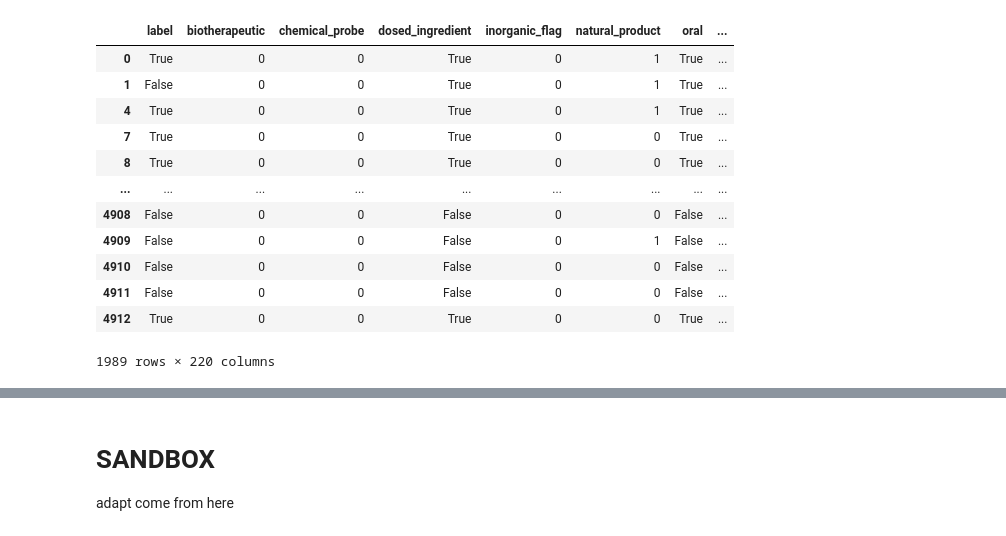
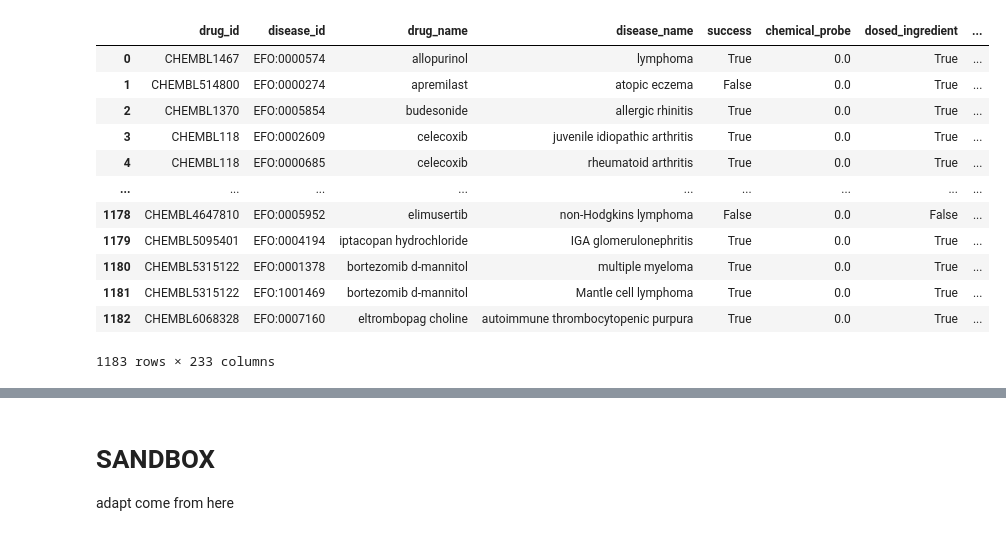
Before and after one commit to Vladislav-Antipin/DALAS-Project, a Jupyter notebook: notebooks/03-EDA.ipynb, the cells around one changed output, grey strips where cells are left out. Cells and saved outputs as stored; diff of their text form; code cells hidden in the pictures.

```diff
--- a/notebooks/03-EDA.ipynb
+++ b/notebooks/03-EDA.ipynb
@@ -74,0 +60,17 @@ PCA does not accept missing values encoded as NaN natively. For supervised learn
+# %%
+# drugs_df.isnull().sum().sort_values(ascending=False)
+drugs_df = drugs_df.dropna(subset=["targets"])
+drugs_df = drugs_df[drugs_df.drug_path_str.str.len()>0]
+drugs_df = drugs_df[~drugs_df["biotherapeutic"].astype(bool)]
+drugs_df = drugs_df[~drugs_df["withdrawn_flag"]]
+drugs_df = drugs_df.drop(columns=["max_phase","helm_notation", "first_approval", "usan_year", "usan_stem_definition",
+                                  "standard_inchi_key", "standard_inchi", "canonical_smiles", "full_molformula",
+                                  "withdrawn_flag", "black_box_warning", "first_in_class", "molecule_type",
+                                  "biotherapeutic", "targets", "drug_pathways", "drug_path_str"])
+
+diseases_df  = diseases_df[diseases_df.disease_path_str.str.len()>0]
+diseases_df = diseases_df.drop(columns=["description", "associatedTargets", "phenotypes",
+                                         "disease_targets", "disease_pathways", "disease_path_str"])
+
+
+indications_df = indications_df.dropna(subset=["overall_success"])
@@ -75,2 +111,16 @@ PCA does not accept missing values encoded as NaN natively. For supervised learn
+# %%
+encoded = pd.get_dummies(drugs_df["chirality"], drop_first=True, dummy_na=True, prefix="chirality_").astype(int) # "achiral" as baseline
+drugs_df = drugs_df.drop(columns=["chirality"]).join(encoded)
+
+should_be_num_features = ["dosed_ingredient", "alogp","full_mwt",
+             "mw_freebase", "np_likeness_score", "psa", "qed_weighted"]
+for col in should_be_num_features:
+    drugs_df[col] = pd.to_numeric(drugs_df[col], errors="coerce")
+
+drugs_df["ro3_pass"] = drugs_df["ro3_pass"].str.lower().map({"y": 1, "n":0})
+
+knn_imp = KNNImputer(n_neighbors=5)
+num_features = drugs_df.select_dtypes(include=np.number).columns
+drugs_df[num_features] = knn_imp.fit_transform(drugs_df[num_features])
 # %% [markdown]
 # Merge and curate all data
@@ -80,4 +128,7 @@ PCA does not accept missing values encoded as NaN natively. For supervised learn
 drugs_df = drugs_df.merge(fingerprints_df, on="drug_id")
 diseases_df["disease_id"] = diseases_df["disease_id"].str.replace("_",":")
 embeddings_df["disease_id"] = embeddings_df["disease_id"].str.replace("_",":")
-merged_df = indications_df.merge(drugs_df, on="drug_id").merge(diseases_df, on="disease_id").merge(embeddings_df, on =["disease_id", "drug_id"])
+merged_df = (indications_df[["drug_id", "disease_id", "overall_success"]]
+             .merge(drugs_df, on="drug_id")
+             .merge(diseases_df, on="disease_id")
+             .merge(embeddings_df[["drug_id", "disease_id","name_similarity"]], on =["drug_id", "disease_id"]))
@@ -84,22 +150,21 @@ merged_df = indications_df.merge(drugs_df, on="drug_id").merge(diseases_df, on="
 # %%
-merged_df = merged_df.select_dtypes(exclude=["object"])
-merged_df = merged_df.drop(columns=["first_approval", "withdrawn_flag", "usan_year", "black_box_warning", "first_in_class"])
-merged_df = merged_df[ ~merged_df["biotherapeutic"].astype(bool) ]
-merged_df = merged_df.rename(columns={"overall_success" : "label"})
-merged_df = merged_df[merged_df.label.notna() ]
+merged_df = (merged_df[["drug_id","disease_id", "drug_name", "disease_name"]]
+             .join(merged_df.select_dtypes(exclude=["object"])))
+merged_df = merged_df.rename(columns={"overall_success" : "success"})
+merged_df = merged_df.dropna(subset=["success"])
 merged_df
 # %% [output]
-|  | label | biotherapeutic | chemical_probe | dosed_ingredient | inorganic_flag | natural_product | oral | ... |
-| 0 | True | 0 | 0 | True | 0 | 1 | True | ... |
-| 1 | False | 0 | 0 | True | 0 | 1 | True | ... |
-| 4 | True | 0 | 0 | True | 0 | 1 | True | ... |
-| 7 | True | 0 | 0 | True | 0 | 0 | True | ... |
-| 8 | True | 0 | 0 | True | 0 | 0 | True | ... |
+|  | drug_id | disease_id | drug_name | disease_name | success | chemical_probe | dosed_ingredient | ... |
+| 0 | CHEMBL1467 | EFO:0000574 | allopurinol | lymphoma | True | 0.0 | True | ... |
+| 1 | CHEMBL514800 | EFO:0000274 | apremilast | atopic eczema | False | 0.0 | True | ... |
+| 2 | CHEMBL1370 | EFO:0005854 | budesonide | allergic rhinitis | True | 0.0 | True | ... |
+| 3 | CHEMBL118 | EFO:0002609 | celecoxib | juvenile idiopathic arthritis | True | 0.0 | True | ... |
+| 4 | CHEMBL118 | EFO:0000685 | celecoxib | rheumatoid arthritis | True | 0.0 | True | ... |
 | ... | ... | ... | ... | ... | ... | ... | ... | ... |
-| 4908 | False | 0 | 0 | False | 0 | 0 | False | ... |
-| 4909 | False | 0 | 0 | False | 0 | 1 | False | ... |
-| 4910 | False | 0 | 0 | False | 0 | 0 | False | ... |
-| 4911 | False | 0 | 0 | False | 0 | 0 | False | ... |
-| 4912 | True | 0 | 0 | True | 0 | 0 | True | ... |
+| 1178 | CHEMBL4647810 | EFO:0005952 | elimusertib | non-Hodgkins lymphoma | False | 0.0 | False | ... |
+| 1179 | CHEMBL5095401 | EFO:0004194 | iptacopan hydrochloride | IGA glomerulonephritis | True | 0.0 | True | ... |
+| 1180 | CHEMBL5315122 | EFO:0001378 | bortezomib d-mannitol | multiple myeloma | True | 0.0 | True | ... |
+| 1181 | CHEMBL5315122 | EFO:1001469 | bortezomib d-mannitol | Mantle cell lymphoma | True | 0.0 | True | ... |
+| 1182 | CHEMBL6068328 | EFO:0007160 | eltrombopag choline | autoimmune thrombocytopenic purpura | True | 0.0 | True | ... |
-1989 rows × 220 columns
+1183 rows × 233 columns
 # %%
```
Also changed, not shown: parts of 22 cells of this notebook, 5 other files.
